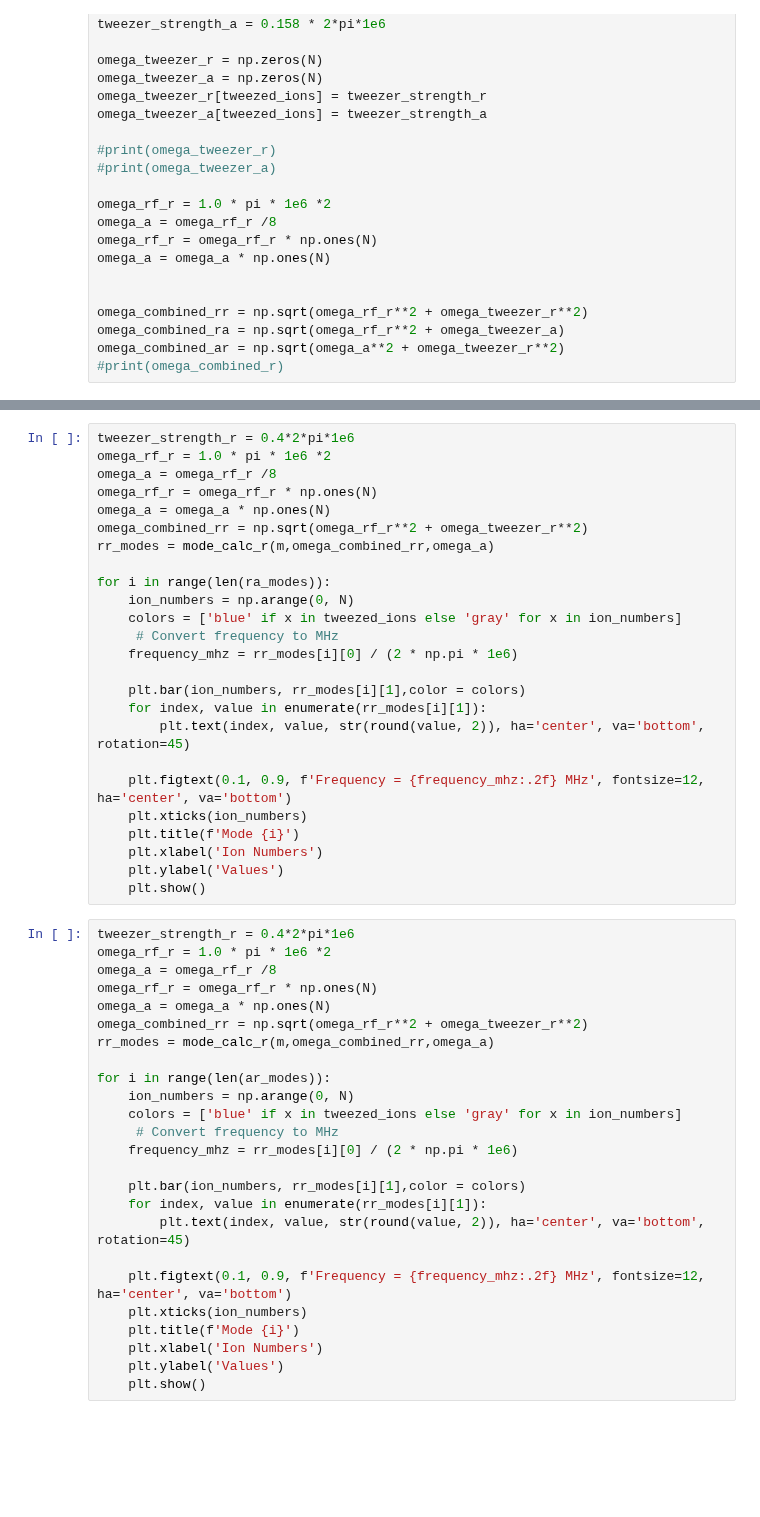
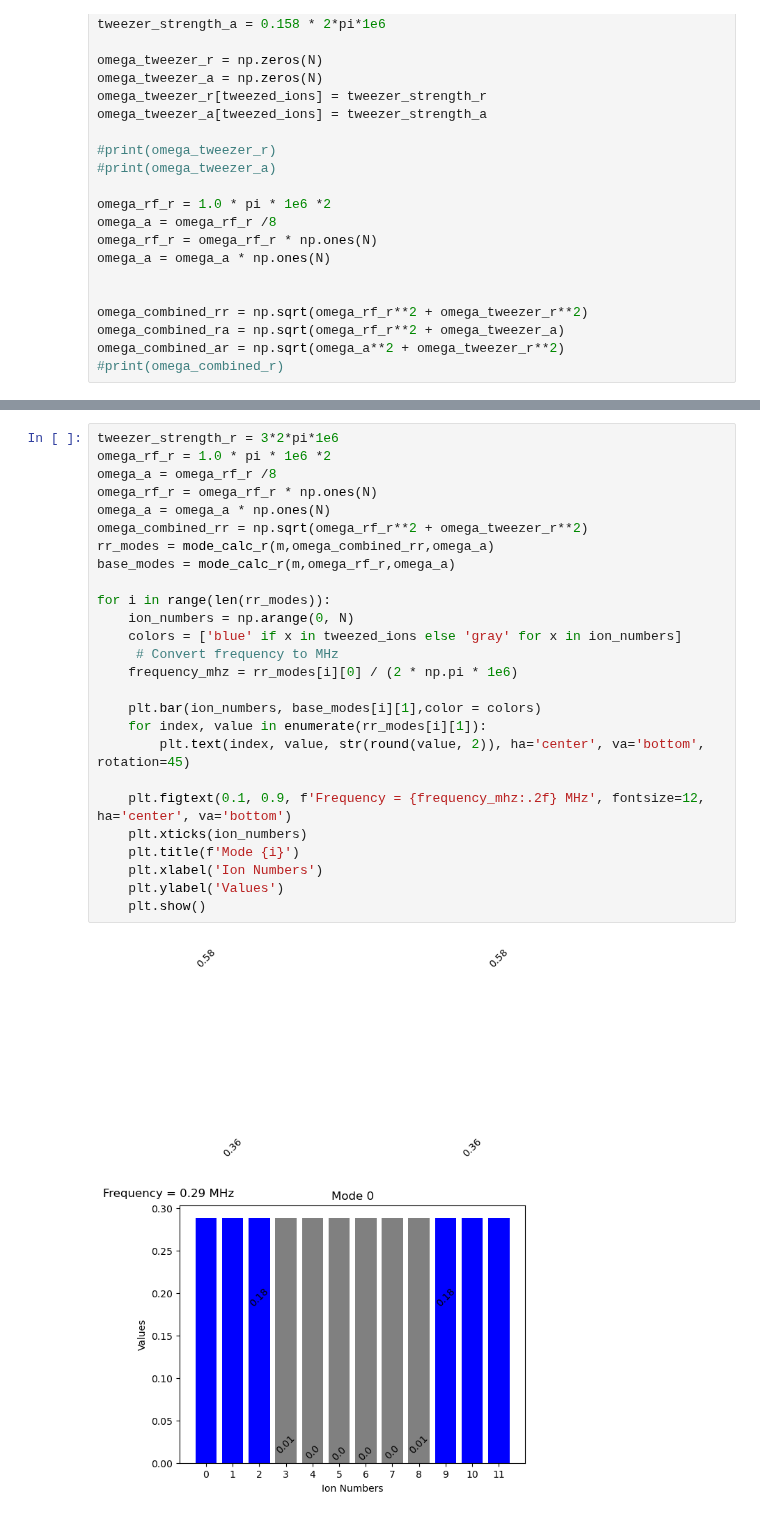
Before and after one commit to SQRLab/BladeRunner, a Jupyter notebook: Tweezers/10_ions_tweezed.ipynb, the cells around one changed output, grey strips where cells are left out. Saved outputs shown, nothing was run; the diff lists cells and outputs as text; blank space fills up the shorter version.

```diff
--- a/Tweezers/10_ions_tweezed.ipynb
+++ b/Tweezers/10_ions_tweezed.ipynb
@@ -137,50 +152,28 @@ for i in range(len(rr_modes)):
-# %%
-tweezer_strength_r = 0.4*2*pi*1e6
-omega_rf_r = 1.0 * pi * 1e6 *2
-omega_a = omega_rf_r /8
-omega_rf_r = omega_rf_r * np.ones(N)
-omega_a = omega_a * np.ones(N)
-omega_combined_rr = np.sqrt(omega_rf_r**2 + omega_tweezer_r**2)
-rr_modes = mode_calc_r(m,omega_combined_rr,omega_a)
-
-for i in range(len(ra_modes)):
-    ion_numbers = np.arange(0, N)
-    colors = ['blue' if x in tweezed_ions else 'gray' for x in ion_numbers]
-     # Convert frequency to MHz
-    frequency_mhz = rr_modes[i][0] / (2 * np.pi * 1e6)
-
-    plt.bar(ion_numbers, rr_modes[i][1],color = colors)
-    for index, value in enumerate(rr_modes[i][1]):
-        plt.text(index, value, str(round(value, 2)), ha='center', va='bottom', rotation=45)
-
-    plt.figtext(0.1, 0.9, f'Frequency = {frequency_mhz:.2f} MHz', fontsize=12, ha='center', va='bottom')
-    plt.xticks(ion_numbers)
-    plt.title(f'Mode {i}')
-    plt.xlabel('Ion Numbers')
-    plt.ylabel('Values')
-    plt.show()
-# %%
-tweezer_strength_r = 0.4*2*pi*1e6
-omega_rf_r = 1.0 * pi * 1e6 *2
-omega_a = omega_rf_r /8
-omega_rf_r = omega_rf_r * np.ones(N)
-omega_a = omega_a * np.ones(N)
-omega_combined_rr = np.sqrt(omega_rf_r**2 + omega_tweezer_r**2)
-rr_modes = mode_calc_r(m,omega_combined_rr,omega_a)
-
-for i in range(len(ar_modes)):
-    ion_numbers = np.arange(0, N)
-    colors = ['blue' if x in tweezed_ions else 'gray' for x in ion_numbers]
-     # Convert frequency to MHz
-    frequency_mhz = rr_modes[i][0] / (2 * np.pi * 1e6)
-
-    plt.bar(ion_numbers, rr_modes[i][1],color = colors)
-    for index, value in enumerate(rr_modes[i][1]):
-        plt.text(index, value, str(round(value, 2)), ha='center', va='bottom', rotation=45)
-
-    plt.figtext(0.1, 0.9, f'Frequency = {frequency_mhz:.2f} MHz', fontsize=12, ha='center', va='bottom')
-    plt.xticks(ion_numbers)
-    plt.title(f'Mode {i}')
-    plt.xlabel('Ion Numbers')
-    plt.ylabel('Values')
-    plt.show()
+# %%
+tweezer_strength_r = 3*2*pi*1e6
+omega_rf_r = 1.0 * pi * 1e6 *2
+omega_a = omega_rf_r /8
+omega_rf_r = omega_rf_r * np.ones(N)
+omega_a = omega_a * np.ones(N)
+omega_combined_rr = np.sqrt(omega_rf_r**2 + omega_tweezer_r**2)
+rr_modes = mode_calc_r(m,omega_combined_rr,omega_a)
+base_modes = mode_calc_r(m,omega_rf_r,omega_a)
+
+for i in range(len(rr_modes)):
+    ion_numbers = np.arange(0, N)
+    colors = ['blue' if x in tweezed_ions else 'gray' for x in ion_numbers]
+     # Convert frequency to MHz
+    frequency_mhz = rr_modes[i][0] / (2 * np.pi * 1e6)
+
+    plt.bar(ion_numbers, base_modes[i][1],color = colors)
+    for index, value in enumerate(rr_modes[i][1]):
+        plt.text(index, value, str(round(value, 2)), ha='center', va='bottom', rotation=45)
+
+    plt.figtext(0.1, 0.9, f'Frequency = {frequency_mhz:.2f} MHz', fontsize=12, ha='center', va='bottom')
+    plt.xticks(ion_numbers)
+    plt.title(f'Mode {i}')
+    plt.xlabel('Ion Numbers')
+    plt.ylabel('Values')
+    plt.show()
+# %% [output]
+[figure, added]
```
Also changed, not shown: parts of 10 cells of this notebook.
